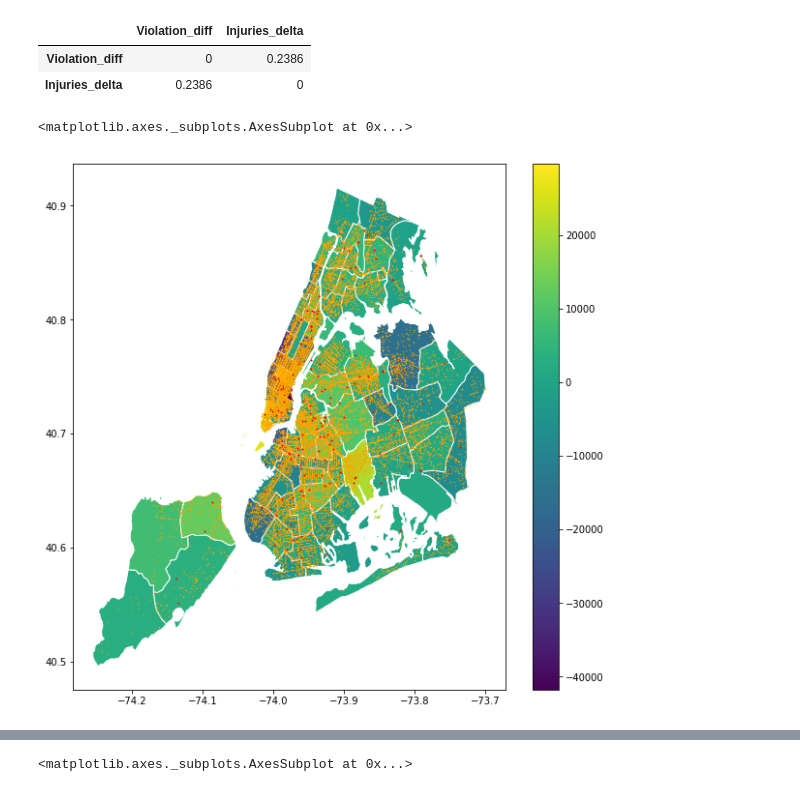
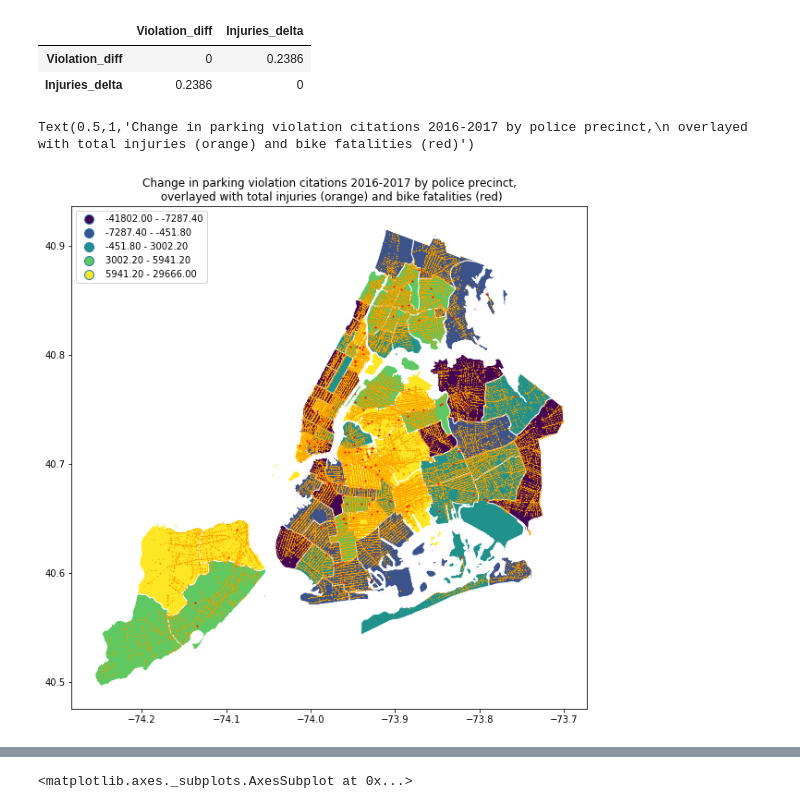
Before and after one commit to maitagorri/vzny-external, a Jupyter notebook: TDI Challenge -- P.3 VZNY.ipynb, the cells around one changed output, grey strips where cells are left out. Drawn from its saved outputs; the diff is of its cells as text; code cells hidden in the pictures.

```diff
--- a/TDI Challenge -- P.3 VZNY.ipynb
+++ b/TDI Challenge -- P.3 VZNY.ipynb
@@ -97,16 +98,21 @@ Injuries_delta       -0.135888        1.000000
 | Violation_diff | 0 | 0.2386 |
 | Injuries_delta | 0.2386 | 0 |
 # %%
+#visualize change in violation citations & injuries happening
 import matplotlib.pyplot as plt
 
 fig, ax = plt.subplots(figsize=(10,10))
 
-precinctsViol.plot(ax=ax, column='Violation_diff', edgecolor='white',legend=True)
+precinctsViol.plot(ax=ax, column='Violation_diff', edgecolor='white',scheme='quantiles',
+#                   title='Change in parking violation citations 2016-2017, overlayed with total injuries (orange) ang bike fatalities (red)'
+                   legend=True
+                  )
 
-#sections.plot(ax=ax)
-injuries[injuries.BikeInjuri==1].plot(ax=ax, marker='o', color='orange',markersize=0.1)
-fatalities[fatalities.BikeFatali==1].plot(ax=ax, marker='o', color='red', markersize=1)
+injuries.plot(ax=ax, marker='o', color='orange',markersize=0.01,legend=True)
+fatalities[fatalities.BikeFatali==1].plot(ax=ax, marker='o', color='red', markersize=1,legend=True)
+
+ax.set_title('Change in parking violation citations 2016-2017 by police precinct,\n overlayed with total injuries (orange) and bike fatalities (red)')
 # %% [output]
-<matplotlib.axes._subplots.AxesSubplot at 0x...>
+Text(0.5,1,'Change in parking violation citations 2016-2017 by police precinct,\n overlayed with total injuries (orange) and bike fatalities (red)')
-[figure, old version]
+[figure, new version]
 # %%
```
Also changed, not shown: parts of 22 cells of this notebook.
